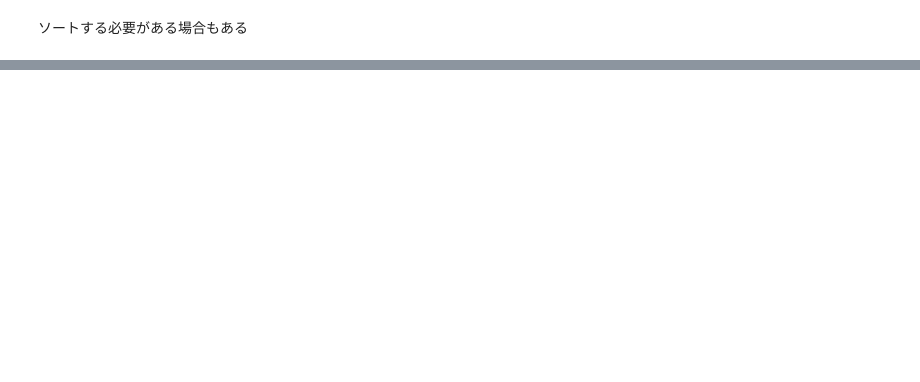
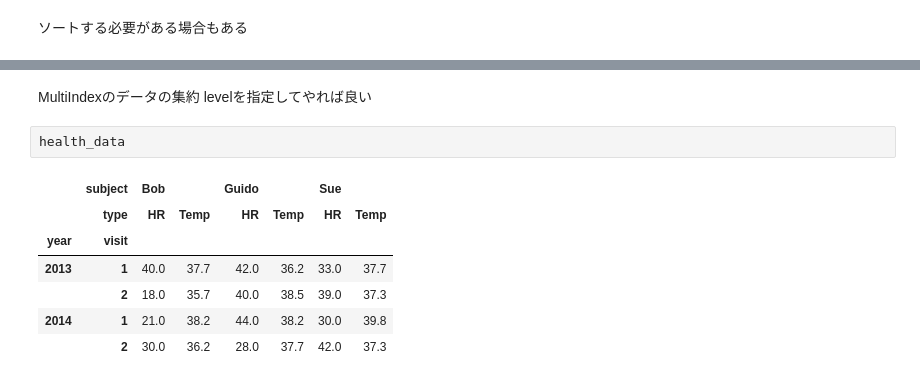
Before and after one commit to masakiaota/study, a Jupyter notebook: my_cheatsheet/Pandas.ipynb, the cells around one changed output, grey strips where cells are left out. Cells and saved outputs as stored; diff of their text form; blank space fills up the shorter version.

```diff
--- a/my_cheatsheet/Pandas.ipynb
+++ b/my_cheatsheet/Pandas.ipynb
@@ -546,0 +575,13 @@ dtype: float64
+# %% [markdown]
+MultiIndexのデータの集約
+levelを指定してやれば良い
+# %%
+health_data
+# %% [output]
+|  | subject | Bob |  | Guido |  | Sue |  |
+|  | type | HR | Temp | HR | Temp | HR | Temp |
+| year | visit |  |  |  |  |  |  |
+| 2013 | 1 | 40.0 | 37.7 | 42.0 | 36.2 | 33.0 | 37.7 |
+|  | 2 | 18.0 | 35.7 | 40.0 | 38.5 | 39.0 | 37.3 |
+| 2014 | 1 | 21.0 | 38.2 | 44.0 | 38.2 | 30.0 | 39.8 |
+|  | 2 | 30.0 | 36.2 | 28.0 | 37.7 | 42.0 | 37.3 |
```
Also changed, not shown: parts of 28 cells of this notebook.
